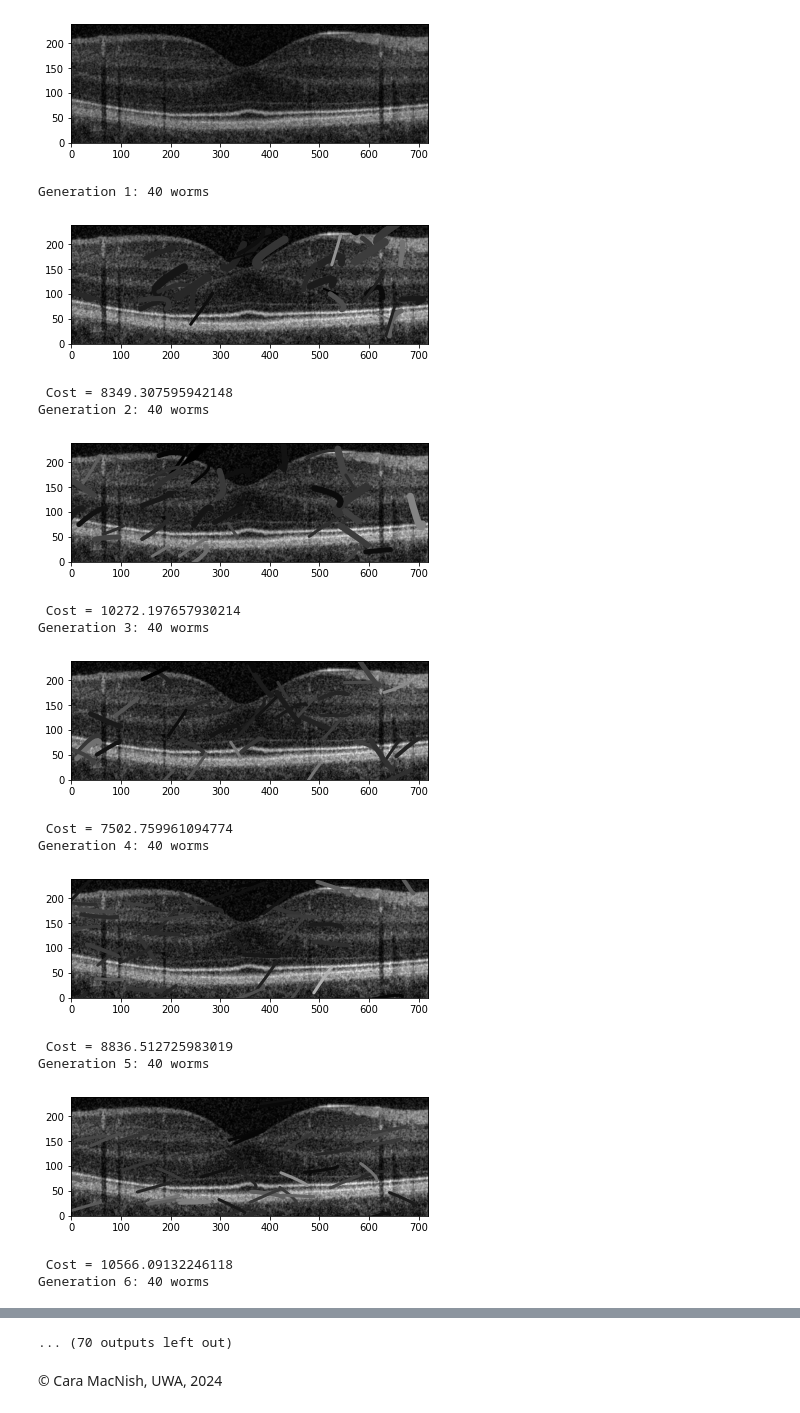
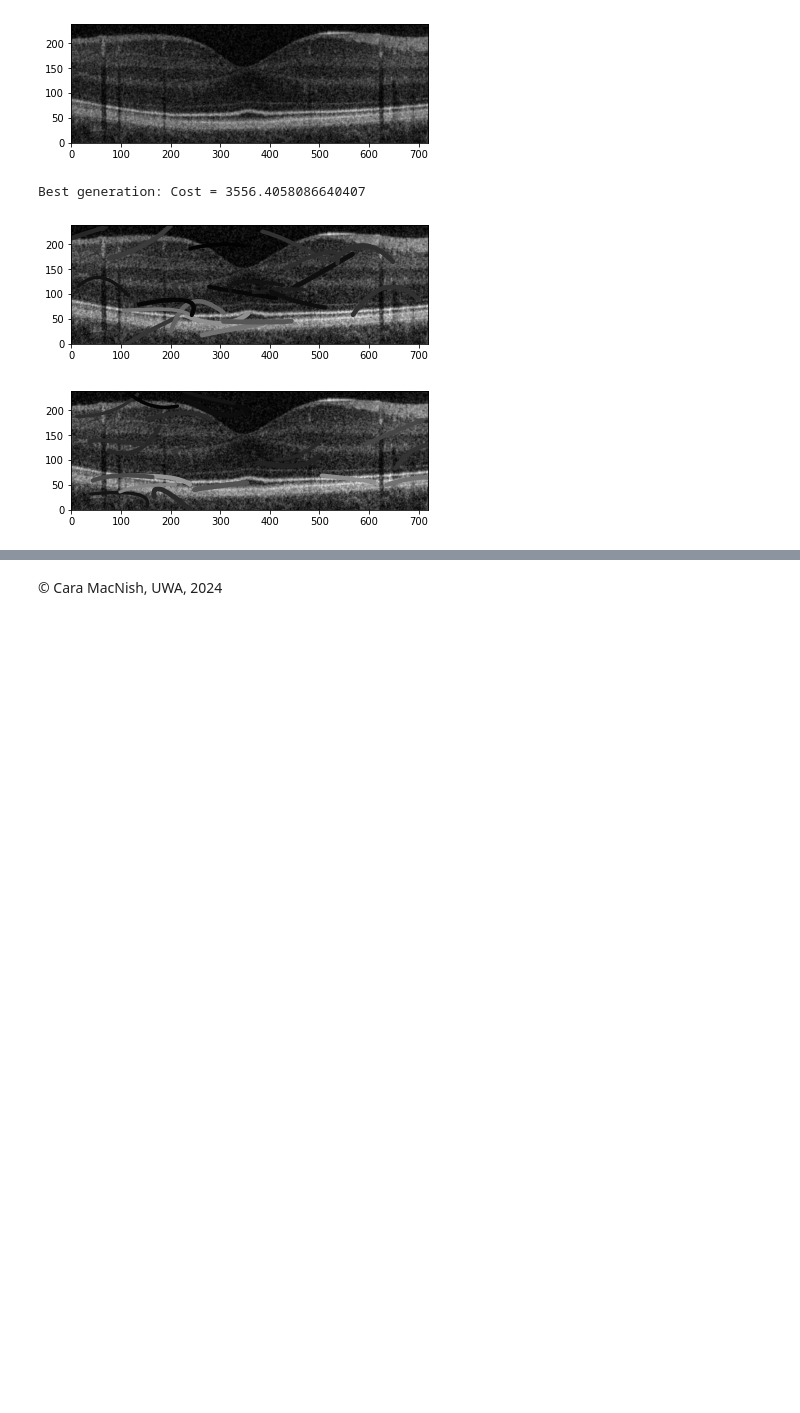
Before and after one commit to conanpodewitt/oct-image-enhancement-optimisation, a Jupyter notebook: example_temp/CamoWorms NEW.ipynb, the cells around one changed output, grey strips where cells are left out. Cells and saved outputs as stored; diff of their text form; code cells hidden in the pictures; blank space fills up the shorter version.

Commit message:
change cost function

```diff
--- a/example_temp/CamoWorms NEW.ipynb
+++ b/example_temp/CamoWorms NEW.ipynb
@@ -219,11 +233,11 @@ class Population:
     def create_random_worm(self, image_shape):
         x = np.random.randint(0, image_shape[1])
         y = np.random.randint(0, image_shape[0])
-        r = np.random.randint(10, 100)
-        theta = np.random.rand() * 2 * np.pi
+        r = np.random.randint(10, 70)
+        theta = np.random.rand() * np.pi
         deviation_r = np.random.randint(-50, 50)
-        deviation_gamma = np.random.rand() * 2 * np.pi
-        width = np.random.randint(1, 10)
+        deviation_gamma = np.random.rand() * np.pi
+        width = np.random.randint(1, 5)
         colour = np.random.rand()
         return CamoWorm(x, y, r, theta, deviation_r, deviation_gamma, width, colour)
 
@@ -250,8 +264,8 @@ class Population:
     def mate(self, parent1, parent2):
         # Simple averaging crossover
         child1 = CamoWorm(
-            (parent1.x + parent2.x) // 2,
-            (parent1.y + parent2.y) // 2,
+            (parent1.x+parent2.x) // 2,
+            (parent1.y+parent2.y) // 2,
             (parent1.r + parent2.r) // 2,
             (parent1.theta + parent2.theta) / 2,
             (parent1.dr + parent2.dr) // 2,
@@ -260,8 +274,8 @@ class Population:
             (parent1.colour + parent2.colour) / 2
         )
         child2 = CamoWorm(
-            (parent1.x + parent2.x) // 2,
-            (parent1.y + parent2.y) // 2,
+             (parent2.x+parent1.x) // 2,
+             parent2.y+parent1.y // 2,
             (parent1.r + parent2.r) // 2,
             (parent1.theta + parent2.theta) / 2,
             (parent1.dr + parent2.dr) // 2,
@@ -272,47 +286,38 @@ class Population:
         return child1, child2
 # %%
 
-def run_genetic_algorithm(image, generations=40):
-    population = Population(40, image.shape)
-    for i in range(generations):
+def run_genetic_algorithm(image, generations=200):
+    population = Population(20, image.shape)
+    min_cost = float('inf')
+    best_worms = None
+    for i in range(200):
         population.evaluate_fitness(image,population.worms)
         population.select()
         population.crossover()
         for worm in population.worms:
             worm.grow()
             worm.move(image.shape)
             worm.adapt_color(image)
             worm.adapt_curvature()
-        print(f"Generation {i+1}: {len(population.worms)} worms")
-        visualize_population(population.worms, image)
         cost = worm.calculate_cost(image, population.worms)
-        print(f" Cost = {cost}")
+        if cost < min_cost:
+            min_cost = cost
+            best_worms = population.worms.copy()
+    print(f"Best generation: Cost = {min_cost}")
+    visualize_population(best_worms, image)
     return population
 
 
 def visualize_population(worms, image):
     drawing = Drawing(image)
     drawing.add_worms(worms)
     drawing.show()
 # Example usage
 optimized_population = run_genetic_algorithm(image)
 drawing = Drawing(image)
 drawing.add_worms(optimized_population.worms)
 drawing.show()
 # %% [output]
-Generation 1: 40 worms
+Best generation: Cost = 3556.4058086640407
-[figure, old version]
+[figure, new version]
- Cost = 8349.307595942148
-Generation 2: 40 worms
-[figure, old version]
+[figure, new version]
- Cost = 10272.197657930214
-Generation 3: 40 worms
-[figure, removed]
- Cost = 7502.759961094774
-Generation 4: 40 worms
-[figure, removed]
- Cost = 8836.512725983019
-Generation 5: 40 worms
-[figure, removed]
- Cost = 10566.09132246118
-Generation 6: 40 worms
@@ -320,3 +324,2 @@ Generation 6: 40 worms
-... (70 outputs left out)
 # %% [markdown]
 &copy; Cara MacNish, UWA, 2024
```
Also changed, not shown: parts of 3 cells of this notebook.
